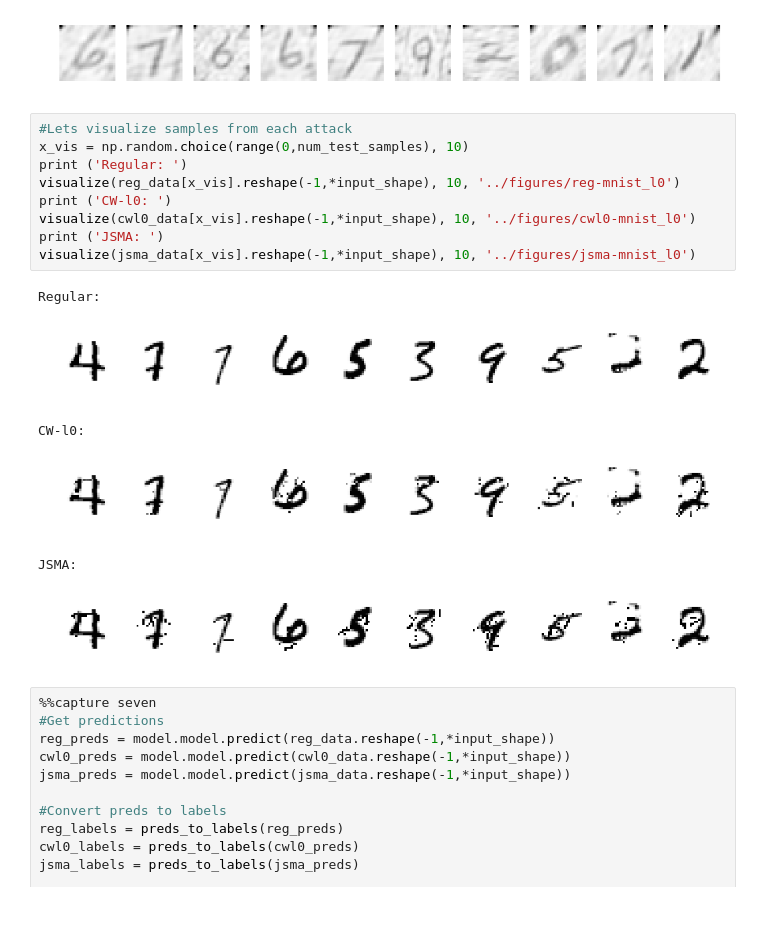
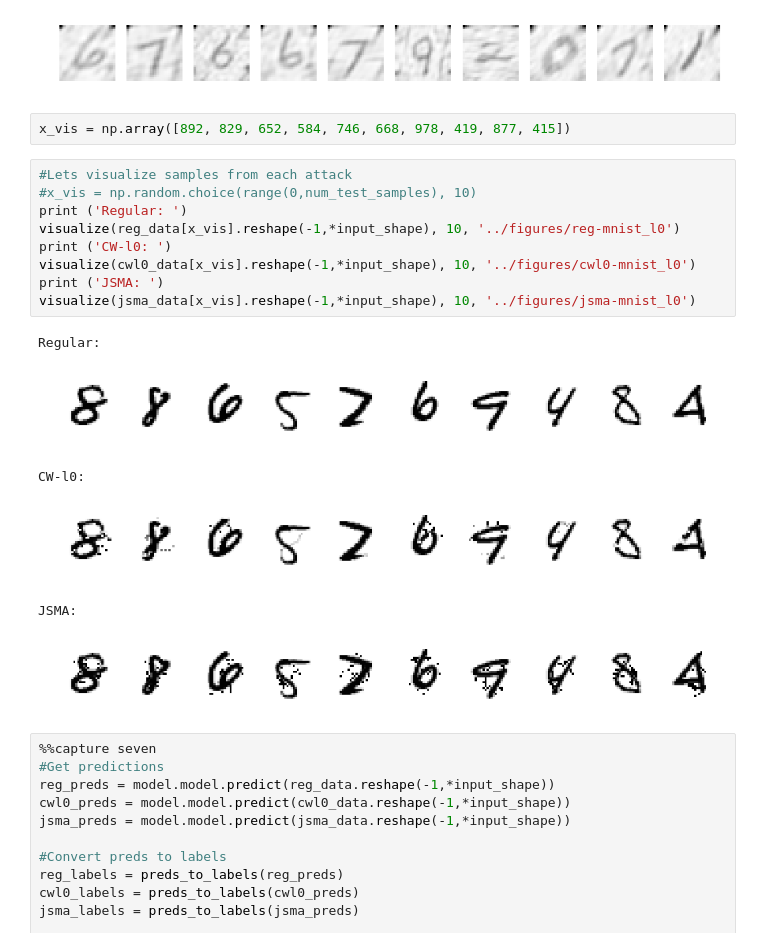
Before and after one commit to jasjeetIM/recovering_compressible_signals, a Jupyter notebook: notebooks/MNIST-L0.ipynb, the cells around one changed output. Drawn from its saved outputs; the diff is of its cells as text; blank space fills up the shorter version.

```diff
--- a/notebooks/MNIST-L0.ipynb
+++ b/notebooks/MNIST-L0.ipynb
@@ -123,22 +123,24 @@ visualize(train_data[x_vis].reshape(-1,*input_shape), 10, '../figures/train-mnis
 # %% [output]
 Training Data:
 [figure]
+# %%
+x_vis = np.array([892, 829, 652, 584, 746, 668, 978, 419, 877, 415])
 # %%
 #Lets visualize samples from each attack
-x_vis = np.random.choice(range(0,num_test_samples), 10)
+#x_vis = np.random.choice(range(0,num_test_samples), 10)
 print ('Regular: ')
 visualize(reg_data[x_vis].reshape(-1,*input_shape), 10, '../figures/reg-mnist_l0')
 print ('CW-l0: ')
 visualize(cwl0_data[x_vis].reshape(-1,*input_shape), 10, '../figures/cwl0-mnist_l0')
 print ('JSMA: ')
 visualize(jsma_data[x_vis].reshape(-1,*input_shape), 10, '../figures/jsma-mnist_l0')
 # %% [output]
 Regular:
-[figure, old version]
+[figure, new version]
 CW-l0:
-[figure, old version]
+[figure, new version]
 JSMA:
-[figure, old version]
+[figure, new version]
 # %%
 %%capture seven
 #Get predictions
```
Also changed, not shown: parts of 13 cells of this notebook, 5 other files.
